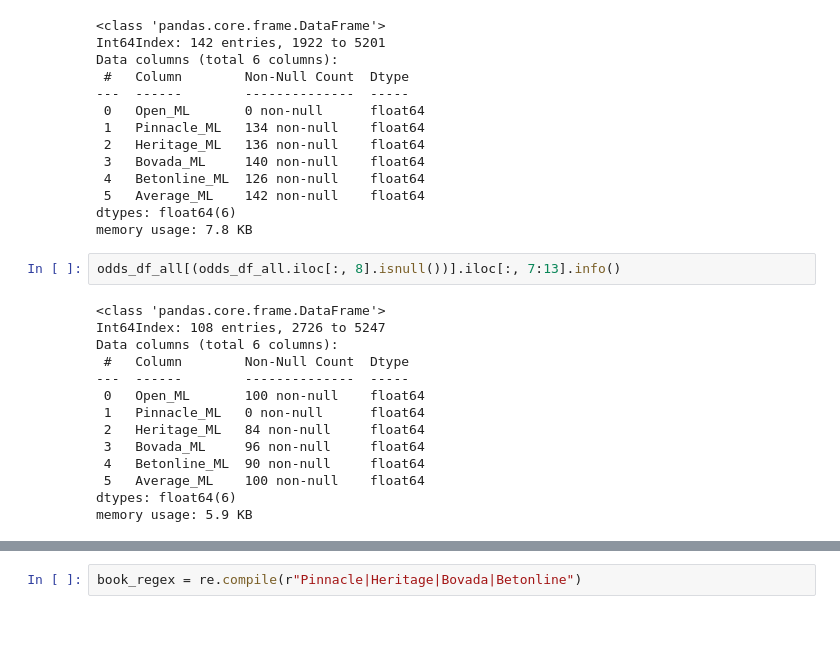
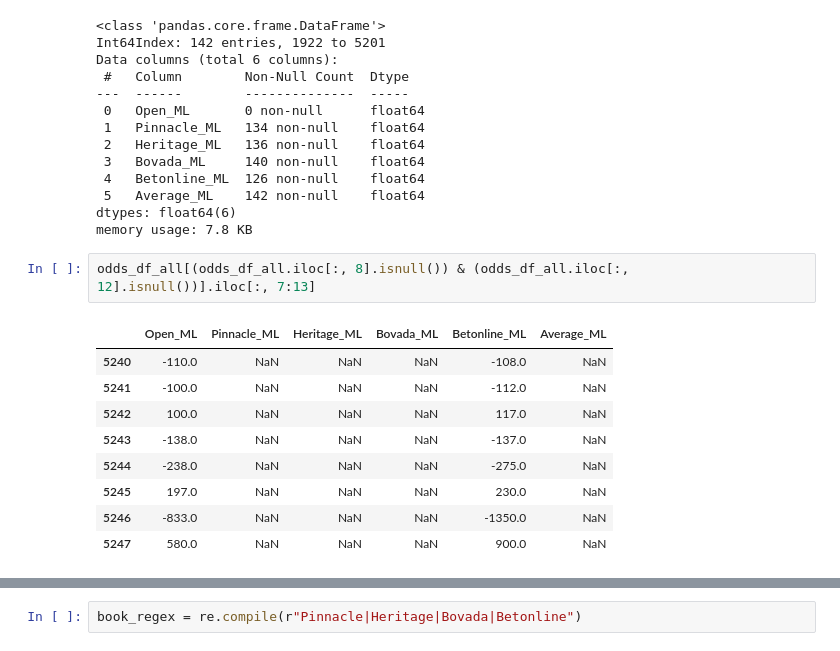
Before and after one commit to kyle-rgb/NBA_Sportsbook_Project, a Jupyter notebook: notebooks/Transforming_Stage.ipynb, the cells around one changed output, grey strips where cells are left out. Saved outputs shown, nothing was run; the diff lists cells and outputs as text; blank space fills up the shorter version.

```diff
--- a/notebooks/Transforming_Stage.ipynb
+++ b/notebooks/Transforming_Stage.ipynb
@@ -1092,18 +1092,14 @@ Data columns (total 6 columns):
 dtypes: float64(6)
 memory usage: 7.8 KB
 # %%
-odds_df_all[(odds_df_all.iloc[:, 8].isnull())].iloc[:, 7:13].info()
+odds_df_all[(odds_df_all.iloc[:, 8].isnull()) & (odds_df_all.iloc[:, 12].isnull())].iloc[:, 7:13]
 # %% [output]
-<class 'pandas.core.frame.DataFrame'>
-Int64Index: 108 entries, 2726 to 5247
-Data columns (total 6 columns):
- #   Column        Non-Null Count  Dtype
----  ------        --------------  -----
- 0   Open_ML       100 non-null    float64
- 1   Pinnacle_ML   0 non-null      float64
- 2   Heritage_ML   84 non-null     float64
- 3   Bovada_ML     96 non-null     float64
- 4   Betonline_ML  90 non-null     float64
- 5   Average_ML    100 non-null    float64
-dtypes: float64(6)
-memory usage: 5.9 KB
+|  | Open_ML | Pinnacle_ML | Heritage_ML | Bovada_ML | Betonline_ML | Average_ML |
+| 5240 | -110.0 | NaN | NaN | NaN | -108.0 | NaN |
+| 5241 | -100.0 | NaN | NaN | NaN | -112.0 | NaN |
+| 5242 | 100.0 | NaN | NaN | NaN | 117.0 | NaN |
+| 5243 | -138.0 | NaN | NaN | NaN | -137.0 | NaN |
+| 5244 | -238.0 | NaN | NaN | NaN | -275.0 | NaN |
+| 5245 | 197.0 | NaN | NaN | NaN | 230.0 | NaN |
+| 5246 | -833.0 | NaN | NaN | NaN | -1350.0 | NaN |
+| 5247 | 580.0 | NaN | NaN | NaN | 900.0 | NaN |
```
Also changed, not shown: parts of 107 cells of this notebook, 1 other file.
